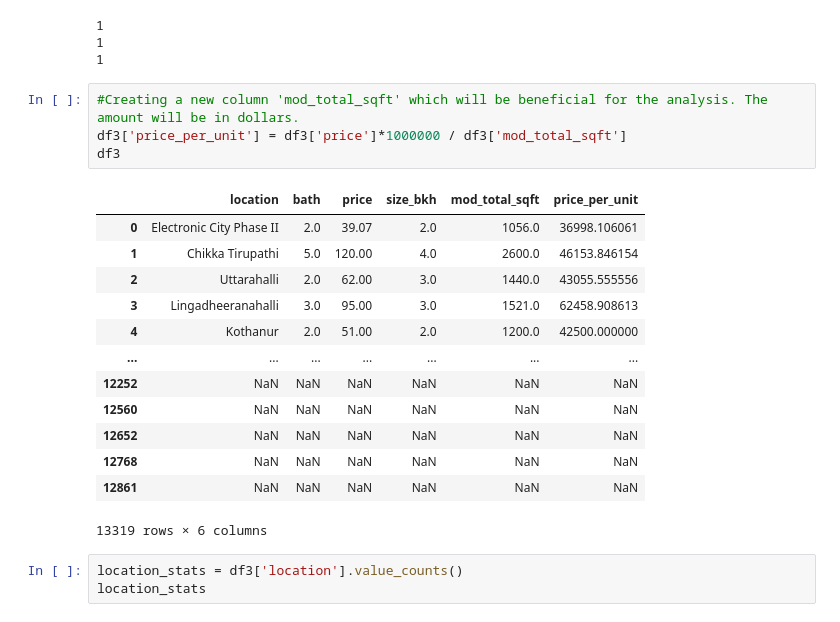
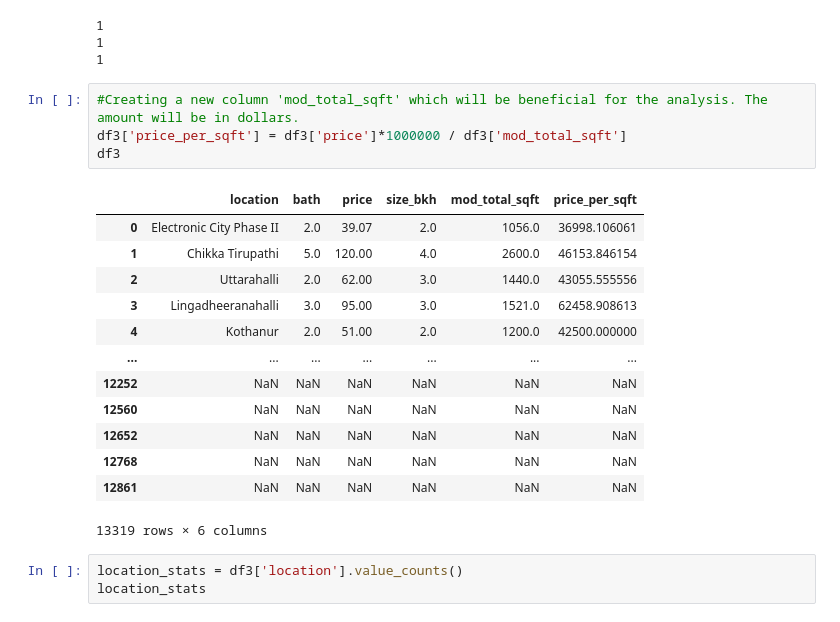
Before and after one commit to Begge10850/India_House_Prediction, a Jupyter notebook: rent_prediction.ipynb, the cells around one changed output. Cells and saved outputs as stored; diff of their text form.

```diff
--- a/rent_prediction.ipynb
+++ b/rent_prediction.ipynb
@@ -231,10 +231,10 @@ print(location_value_count(x))
 1
 # %%
 #Creating a new column 'mod_total_sqft' which will be beneficial for the analysis. The amount will be in dollars.
-df3['price_per_unit'] = df3['price']*1000000 / df3['mod_total_sqft']
+df3['price_per_sqft'] = df3['price']*1000000 / df3['mod_total_sqft']
 df3
 # %% [output]
-|  | location | bath | price | size_bkh | mod_total_sqft | price_per_unit |
+|  | location | bath | price | size_bkh | mod_total_sqft | price_per_sqft |
 | 0 | Electronic City Phase II | 2.0 | 39.07 | 2.0 | 1056.0 | 36998.106061 |
 | 1 | Chikka Tirupathi | 5.0 | 120.00 | 4.0 | 2600.0 | 46153.846154 |
 | 2 | Uttarahalli | 2.0 | 62.00 | 3.0 | 1440.0 | 43055.555556 |
```
Also changed, not shown: parts of 10 cells of this notebook.
